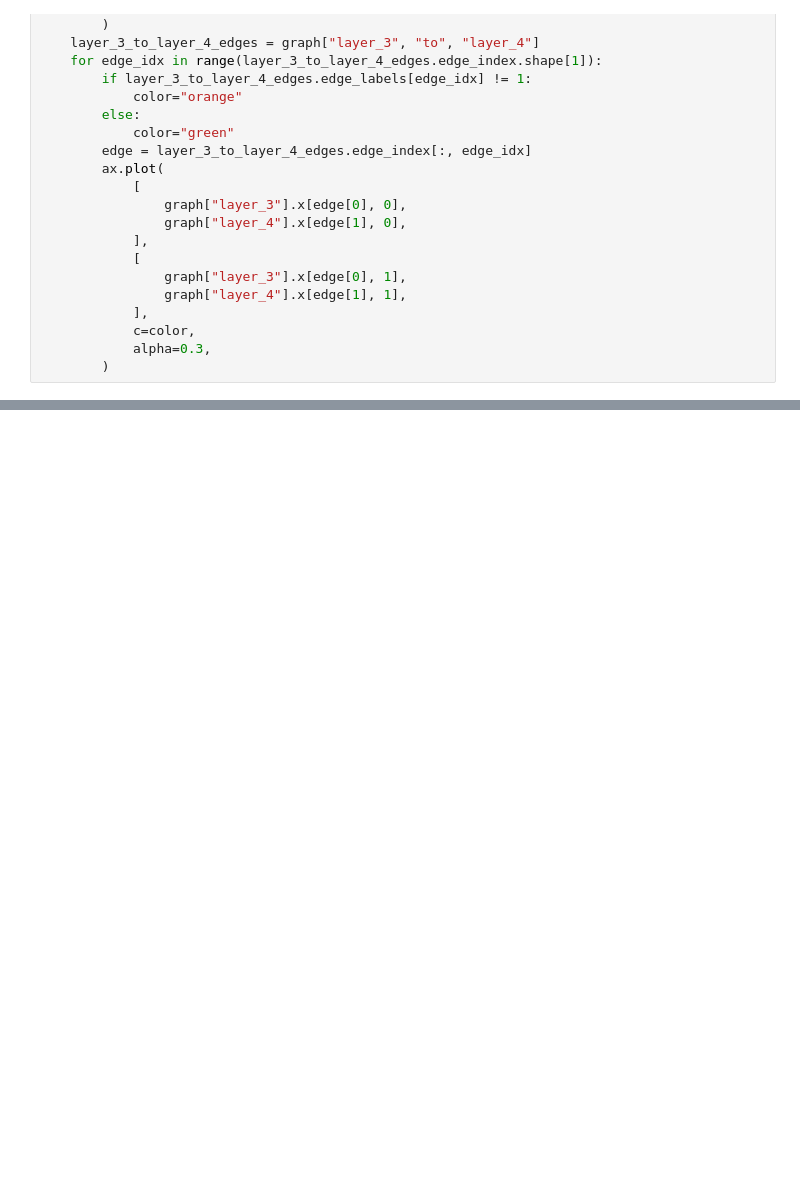
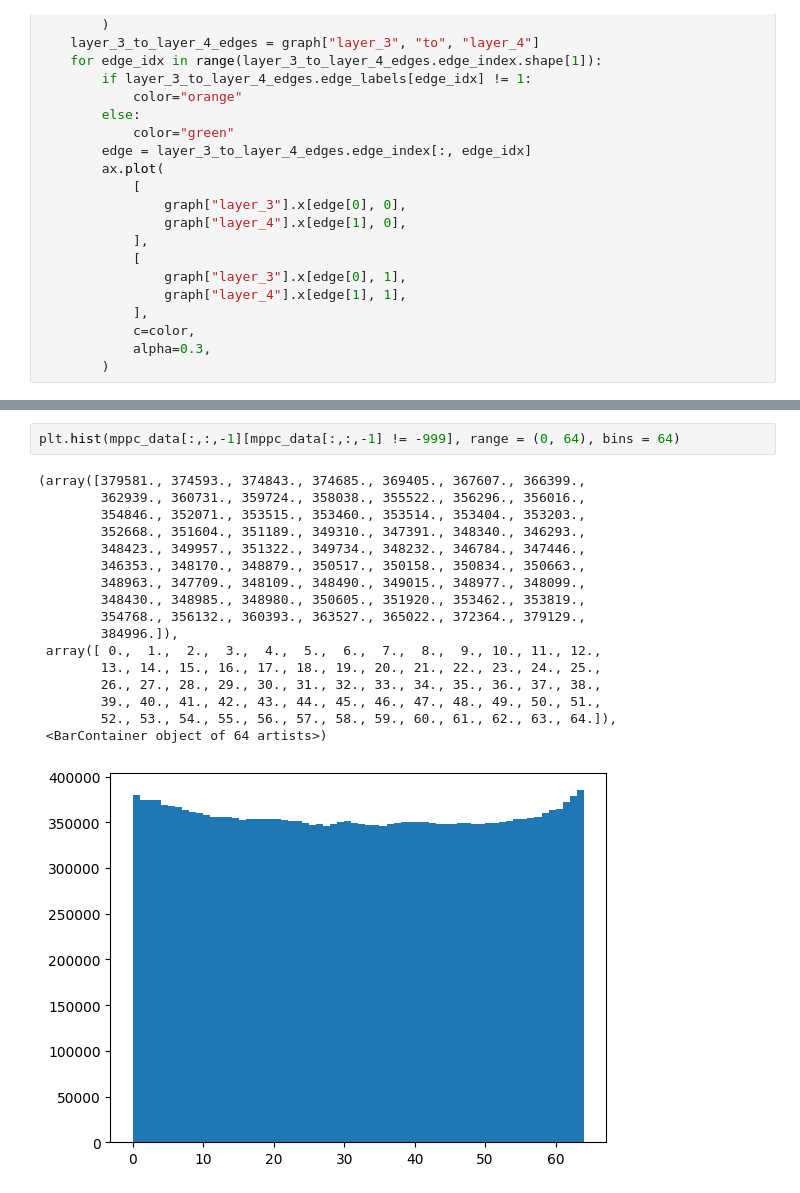
Before and after one commit to makoeppel/mu3e_gnn_trigger, a Jupyter notebook: notebooks_feature_plotting/GraphPlots.ipynb, the cells around one changed output, grey strips where cells are left out. Saved outputs shown, nothing was run; the diff lists cells and outputs as text; blank space fills up the shorter version.

```diff
--- a/notebooks_feature_plotting/GraphPlots.ipynb
+++ b/notebooks_feature_plotting/GraphPlots.ipynb
@@ -180,0 +280,20 @@ plot_graph_to_axis(ax, layer_separated_hetero_graph_dataset[1][0], no_edges=Fals
+# %%
+plt.hist(mppc_data[:,:,-1][mppc_data[:,:,-1] != -999], range = (0, 64), bins = 64)
+# %% [output]
+(array([379581., 374593., 374843., 374685., 369405., 367607., 366399.,
+        362939., 360731., 359724., 358038., 355522., 356296., 356016.,
+        354846., 352071., 353515., 353460., 353514., 353404., 353203.,
+        352668., 351604., 351189., 349310., 347391., 348340., 346293.,
+        348423., 349957., 351322., 349734., 348232., 346784., 347446.,
+        346353., 348170., 348879., 350517., 350158., 350834., 350663.,
+        348963., 347709., 348109., 348490., 349015., 348977., 348099.,
+        348430., 348985., 348980., 350605., 351920., 353462., 353819.,
+        354768., 356132., 360393., 363527., 365022., 372364., 379129.,
+        384996.]),
+ array([ 0.,  1.,  2.,  3.,  4.,  5.,  6.,  7.,  8.,  9., 10., 11., 12.,
+        13., 14., 15., 16., 17., 18., 19., 20., 21., 22., 23., 24., 25.,
+        26., 27., 28., 29., 30., 31., 32., 33., 34., 35., 36., 37., 38.,
+        39., 40., 41., 42., 43., 44., 45., 46., 47., 48., 49., 50., 51.,
+        52., 53., 54., 55., 56., 57., 58., 59., 60., 61., 62., 63., 64.]),
+ <BarContainer object of 64 artists>)
+[figure, added]
```
Also changed, not shown: parts of 17 cells of this notebook, 4 other files.
